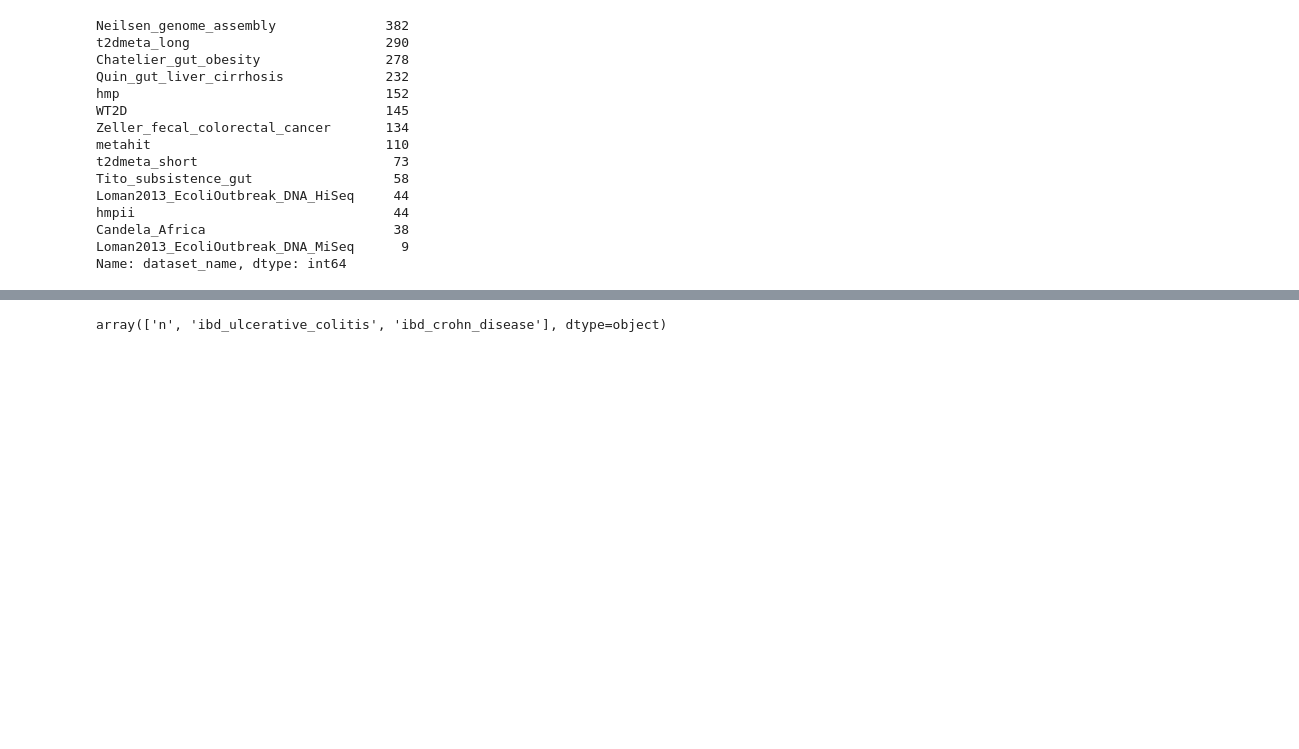
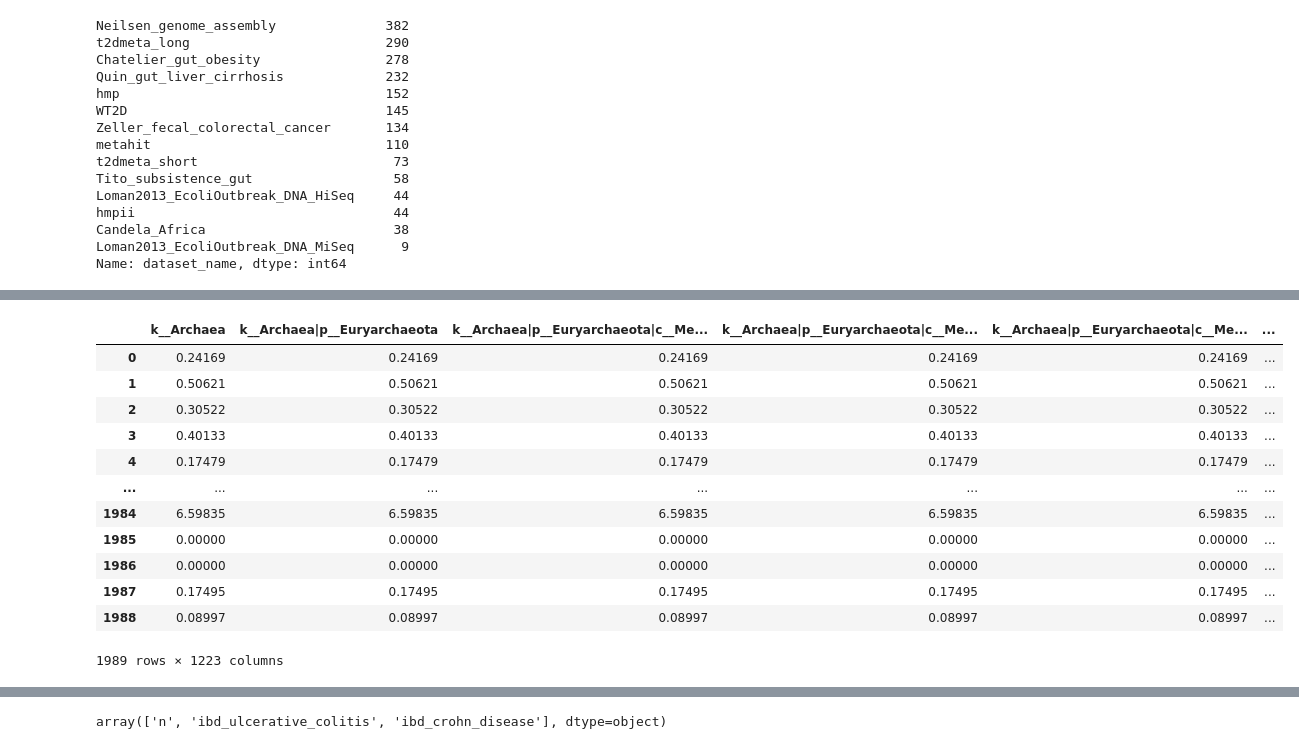
Before and after one commit to ahmadhassan997/CSCI-5523-Human-Microbiome-Project, a Jupyter notebook: Analysis/scripts/IBDRFClassification.ipynb, the cells around one changed output, grey strips where cells are left out. Cells and saved outputs as stored; diff of their text form; code cells hidden in the pictures; blank space fills up the shorter version.

```diff
--- a/Analysis/scripts/IBDRFClassification.ipynb
+++ b/Analysis/scripts/IBDRFClassification.ipynb
@@ -57,0 +73,2 @@ Name: dataset_name, dtype: int64
+# %%
+temp = data.iloc[:,211:]
@@ -57,0 +77,16 @@ Name: dataset_name, dtype: int64
+# %%
+cstool_data
+# %% [output]
+|  | k__Archaea | k__Archaea|p__Euryarchaeota | k__Archaea|p__Euryarchaeota|c__Me... | k__Archaea|p__Euryarchaeota|c__Me... | k__Archaea|p__Euryarchaeota|c__Me... | ... |
+| 0 | 0.24169 | 0.24169 | 0.24169 | 0.24169 | 0.24169 | ... |
+| 1 | 0.50621 | 0.50621 | 0.50621 | 0.50621 | 0.50621 | ... |
+| 2 | 0.30522 | 0.30522 | 0.30522 | 0.30522 | 0.30522 | ... |
+| 3 | 0.40133 | 0.40133 | 0.40133 | 0.40133 | 0.40133 | ... |
+| 4 | 0.17479 | 0.17479 | 0.17479 | 0.17479 | 0.17479 | ... |
+| ... | ... | ... | ... | ... | ... | ... |
+| 1984 | 6.59835 | 6.59835 | 6.59835 | 6.59835 | 6.59835 | ... |
+| 1985 | 0.00000 | 0.00000 | 0.00000 | 0.00000 | 0.00000 | ... |
+| 1986 | 0.00000 | 0.00000 | 0.00000 | 0.00000 | 0.00000 | ... |
+| 1987 | 0.17495 | 0.17495 | 0.17495 | 0.17495 | 0.17495 | ... |
+| 1988 | 0.08997 | 0.08997 | 0.08997 | 0.08997 | 0.08997 | ... |
+1989 rows × 1223 columns
```
Also changed, not shown: parts of 20 cells of this notebook, 1 other file.
